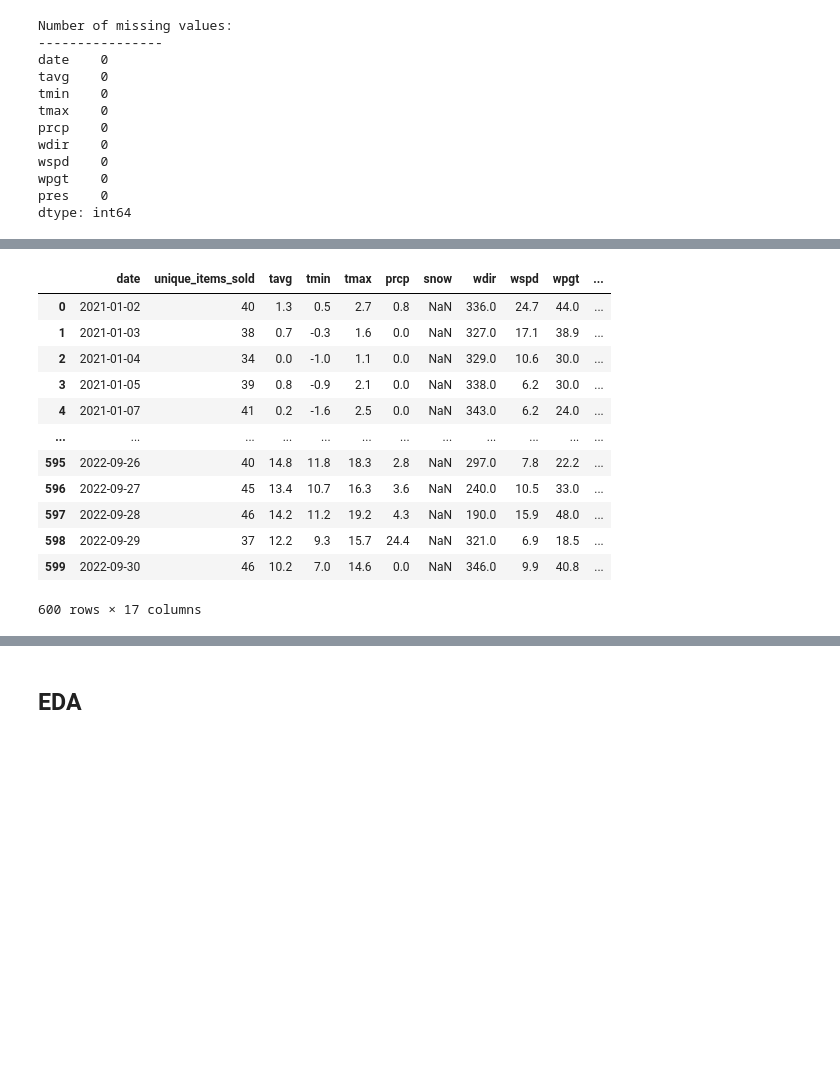
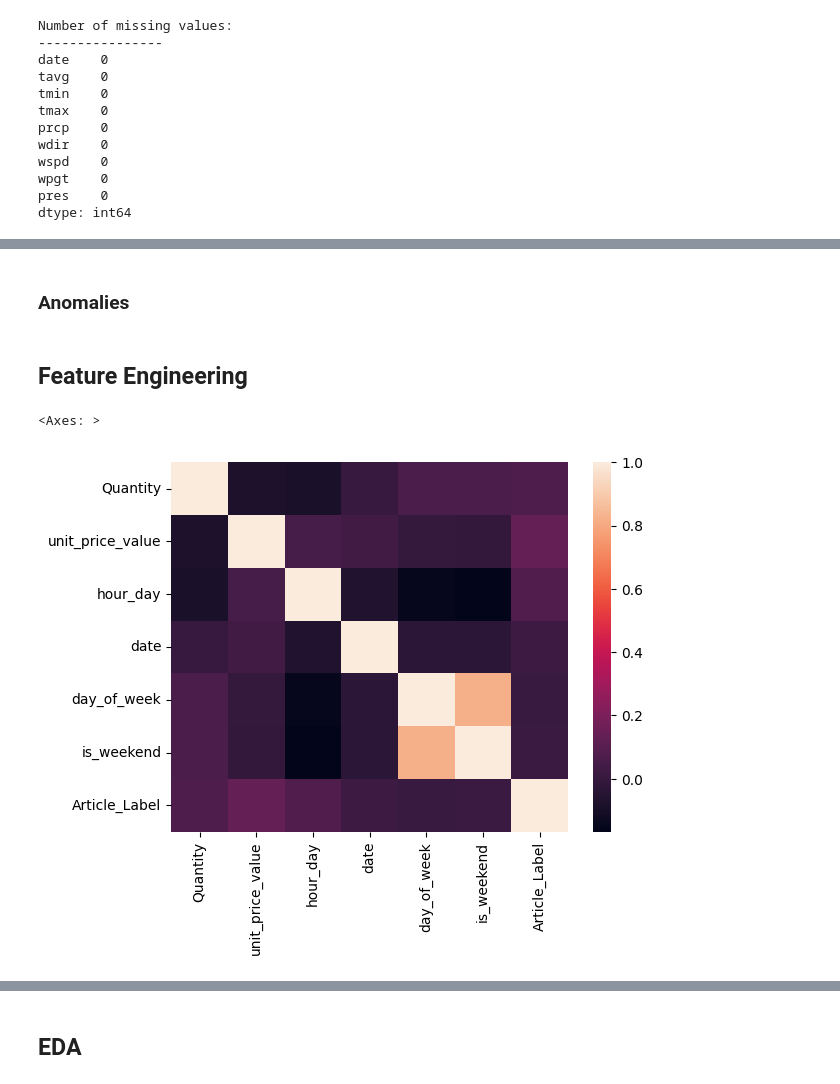
Before and after one commit to msbeigi/sale-analysis, a Jupyter notebook: backery_sale.ipynb, the cells around one changed output, grey strips where cells are left out. Cells and saved outputs as stored; diff of their text form; code cells hidden in the pictures; blank space fills up the shorter version.

```diff
--- a/backery_sale.ipynb
+++ b/backery_sale.ipynb
@@ -387,17 +195,31 @@ Mean items sold per day:
-# %%
-merged_data = pd.merge(daily_count, weather, on='date', how='left')
-merged_data
-# %% [output]
-|  | date | unique_items_sold | tavg | tmin | tmax | prcp | snow | wdir | wspd | wpgt | ... |
-| 0 | 2021-01-02 | 40 | 1.3 | 0.5 | 2.7 | 0.8 | NaN | 336.0 | 24.7 | 44.0 | ... |
-| 1 | 2021-01-03 | 38 | 0.7 | -0.3 | 1.6 | 0.0 | NaN | 327.0 | 17.1 | 38.9 | ... |
-| 2 | 2021-01-04 | 34 | 0.0 | -1.0 | 1.1 | 0.0 | NaN | 329.0 | 10.6 | 30.0 | ... |
-| 3 | 2021-01-05 | 39 | 0.8 | -0.9 | 2.1 | 0.0 | NaN | 338.0 | 6.2 | 30.0 | ... |
-| 4 | 2021-01-07 | 41 | 0.2 | -1.6 | 2.5 | 0.0 | NaN | 343.0 | 6.2 | 24.0 | ... |
-| ... | ... | ... | ... | ... | ... | ... | ... | ... | ... | ... | ... |
-| 595 | 2022-09-26 | 40 | 14.8 | 11.8 | 18.3 | 2.8 | NaN | 297.0 | 7.8 | 22.2 | ... |
-| 596 | 2022-09-27 | 45 | 13.4 | 10.7 | 16.3 | 3.6 | NaN | 240.0 | 10.5 | 33.0 | ... |
-| 597 | 2022-09-28 | 46 | 14.2 | 11.2 | 19.2 | 4.3 | NaN | 190.0 | 15.9 | 48.0 | ... |
-| 598 | 2022-09-29 | 37 | 12.2 | 9.3 | 15.7 | 24.4 | NaN | 321.0 | 6.9 | 18.5 | ... |
-| 599 | 2022-09-30 | 46 | 10.2 | 7.0 | 14.6 | 0.0 | NaN | 346.0 | 9.9 | 40.8 | ... |
-600 rows × 17 columns
+# %% [markdown]
+### Anomalies
+# %%
+def drop_nodata_bakey(df: pd.DataFrame)->pd.DataFrame:
+  """
+  Args:
+   df: bakery dataset as dataframe input
+  Returns:
+    return dataset without anomaly data
+  """
+  no_data_indice=df[df['Article']=='.'].index
+  df.drop(no_data_indice, inplace=True)
+  df['Article'] = df['Article'].str.strip()
+  return df
+
+def false_quantity(df: pd.DataFrame)-> pd.DataFrame:
+
+  no_data_indice=df[df['Quantity']<=0]
+  df.drop(no_data_indice, inplace=True)
+
+  return df
+
+def false_price(df: pd.DataFrame)-> pd.DataFrame:
+
+
+  no_data_indice=df[df['UNIT_PRICE']=='0,00 €']
+  df.drop(no_data_indice, inplace=True)
+
+  return df
+# %% [markdown]
+## Feature Engineering
@@ -403,0 +315,11 @@ merged_data
+# %%
+df_bekery=backery.copy()
+
+df_bekery=drop_nodata_bakey(df_bekery)
+df_bekery=encode_bakery(df_bekery)
+df_backery=added_feature_bakery(df_bekery)
+correlation=df_backery[['Quantity','unit_price_value','hour_day','date','day_of_week','is_weekend','Article_Label']].corr()
+sns.heatmap(correlation)
+# %% [output]
+<Axes: >
+[figure, added]
```
Also changed, not shown: parts of 46 cells of this notebook.
